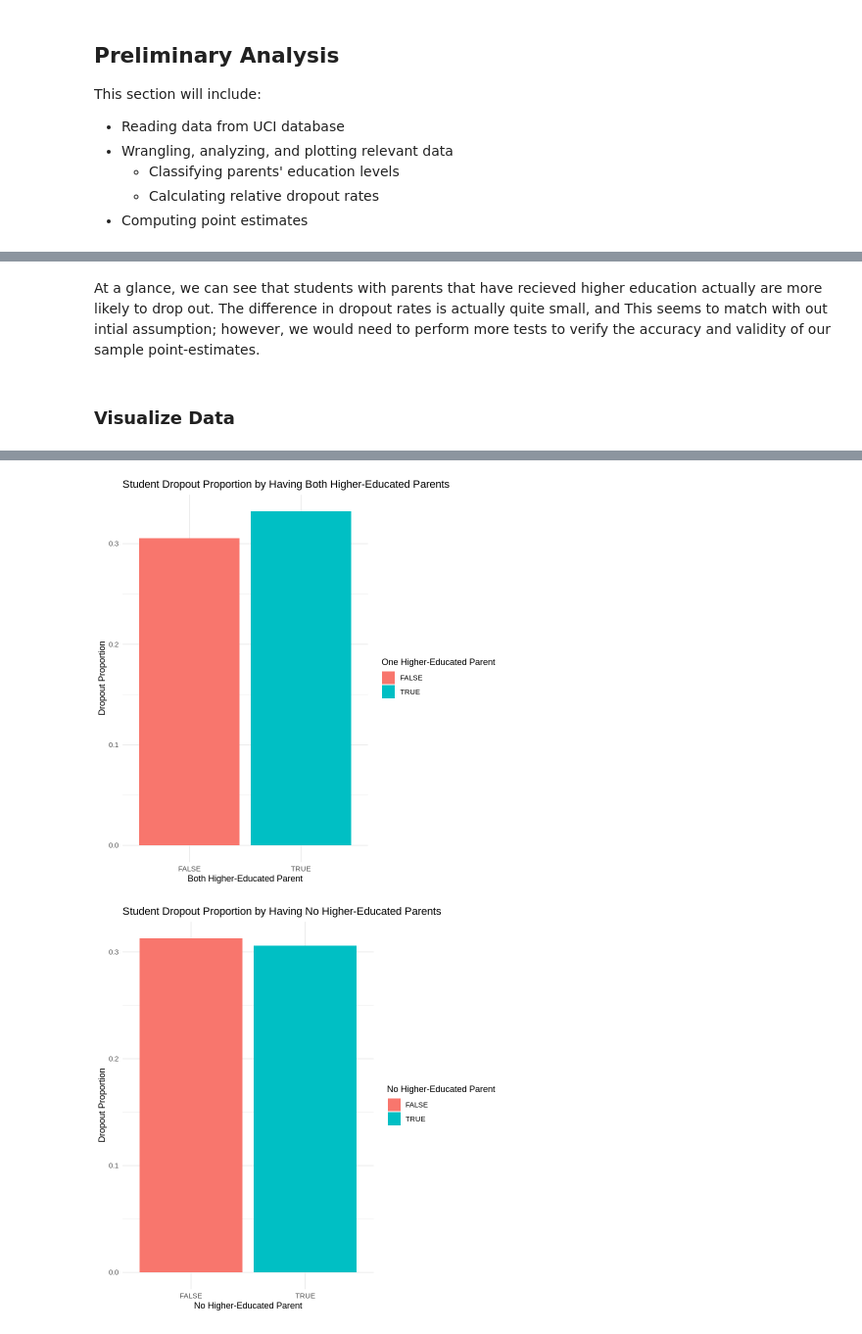
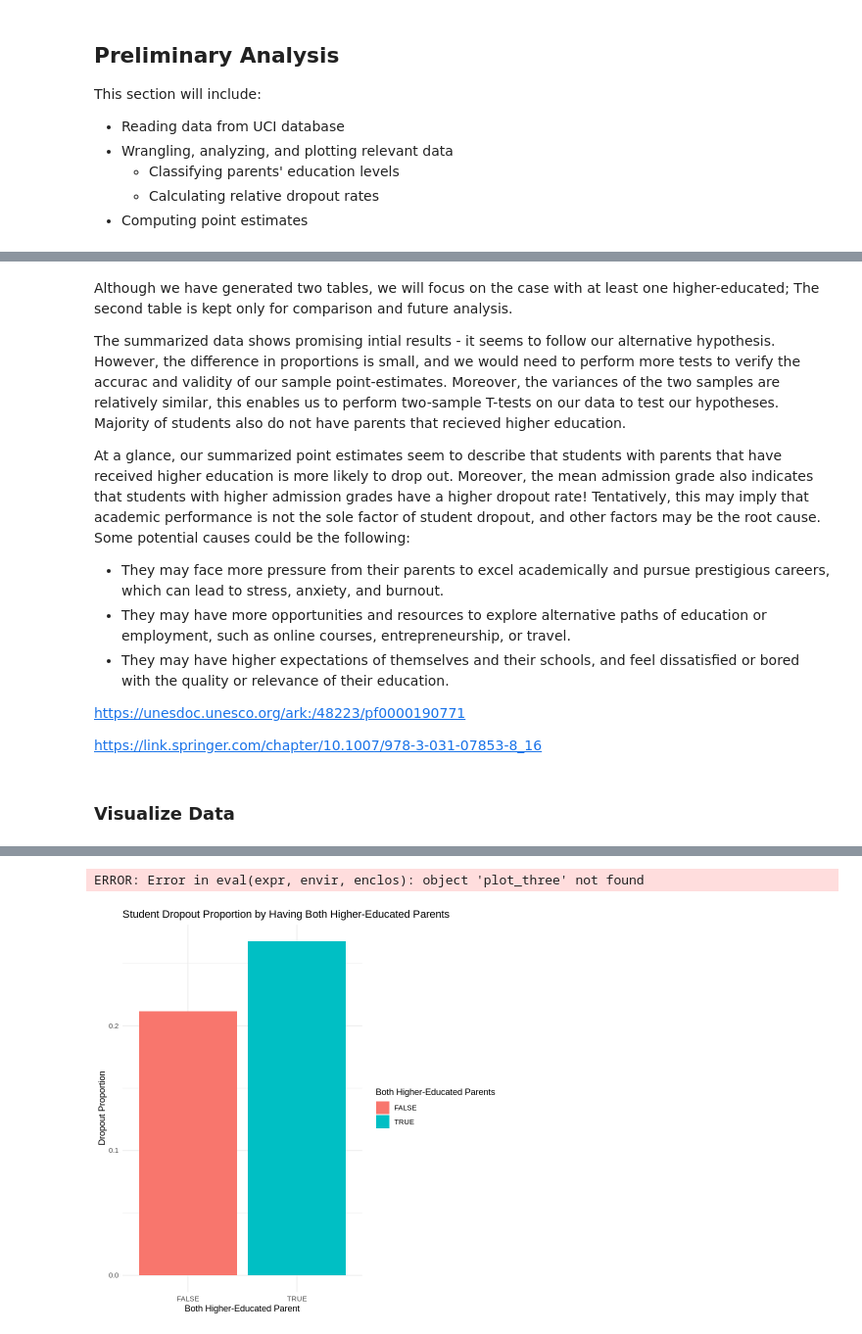
Before and after one commit to MehrshadEsm/stat-201-project, a Jupyter notebook: stat201_project_proposal.ipynb, the cells around one changed output, grey strips where cells are left out. Shown at 98% size. Saved outputs shown, nothing was run; the diff lists cells and outputs as text; code cells hidden in the pictures.

Commit message:
hs: update prelim analysis

```diff
--- a/stat201_project_proposal.ipynb
+++ b/stat201_project_proposal.ipynb
@@ -50,7 +55,7 @@ This section will include:
 # %%
 # Constants
 DATASET_URL <- "https://raw.githubusercontent.com/MehrshadEsm/stat-201-project/main/data.csv"
-DATA_FIELDS <- c("Mother's qualification", "Father's qualification", "Admission grade")
+DATA_FIELDS <- c("Mother's qualification", "Father's qualification", "Educational special needs", "Daytime/evening attendance\t", "Tuition fees up to date", "Marital status", "Admission grade")
 # %%
 # Load liraries and set seed
 set.seed(1234)
@@ -140,12 +149,8 @@ higher_edu = c(2, 3, 4, 5, 22, 40, 41, 42, 43, 44, 39)
 not_higher_edu = c(1, 9, 10, 11, 12, 14, 19, 26, 27, 29, 30, 35, 36, 37, 38)
 outliers = c(34, 6)
 
-student_data_edu <-
+student_data_edu_unfiltered <-
     student_data |>
     filter(!(`Mother's qualification` %in%  outliers | `Father's qualification` %in%  outliers)) |>
     mutate(one_higher_edu  = ((`Mother's qualification` %in%  higher_edu) | (`Father's qualification` %in%  higher_edu)),
-           both_higher_edu = ((`Mother's qualification` %in%  higher_edu) & (`Father's qualification` %in%  higher_edu)),
-           none_higher_edu = (!(`Mother's qualification` %in%  higher_edu) & !(`Father's qualification` %in%  higher_edu)))
-
-head(student_data_edu)
-cat("[Table 2] Wrangled summary of student dropout rates with classification")
+           both_higher_edu = ((`Mother's qualification` %in%  higher_edu) & (`Father's qualification` %in%  higher_edu)))
@@ -162,0 +163,11 @@ A tibble: 6 × 7
+# %%
+student_data_edu <-
+    student_data_edu_unfiltered |>
+    filter(`Educational special needs` == 0 &
+           `Tuition fees up to date` == 1 &
+           `Daytime/evening attendance\t` == 1 &
+           `Marital status` == 1) |>
+    select(-`Educational special needs`, -`Daytime/evening attendance\t`, -`Marital status`, -`Tuition fees up to date`)
+
+head(student_data_edu)
+cat("[Table 2] Wrangled summary of student dropout rates with classification")
@@ -215,12 +234,22 @@ A tibble: 2 × 4
 # %% [markdown]
-At a glance, we can see that students with parents that have recieved higher education actually are more likely to drop out. The difference in dropout rates is actually quite small, and
-This seems to match with out intial assumption; however, we would need to perform more tests to verify the accuracy and validity of our sample point-estimates.
+Although we have generated two tables, we will focus on the case with at least one higher-educated; The second table is kept only for comparison and future analysis.
+
+The summarized data shows promising intial results - it seems to follow our alternative hypothesis. However, the difference in proportions is small, and we would need to perform more tests to verify the accurac and validity of our sample point-estimates. Moreover, the variances of the two samples are relatively similar, this enables us to perform two-sample T-tests on our data to test our hypotheses. Majority of students also do not have parents that recieved higher education.
+
+At a glance, our summarized point estimates seem to describe that students with parents that have received higher education is more likely to drop out. Moreover, the mean admission grade also indicates that students with higher admission grades have a higher dropout rate! Tentatively, this may imply that academic performance is not the sole factor of student dropout, and other factors may be the root cause. Some potential causes could be the following:
+- They may face more pressure from their parents to excel academically and pursue prestigious careers, which can lead to stress, anxiety, and burnout.
+- They may have more opportunities and resources to explore alternative paths of education or employment, such as online courses, entrepreneurship, or travel.
+- They may have higher expectations of themselves and their schools, and feel dissatisfied or bored with the quality or relevance of their education.
+
+https://unesdoc.unesco.org/ark:/48223/pf0000190771
+
+https://link.springer.com/chapter/10.1007/978-3-031-07853-8_16
 # %% [markdown]
 ### Visualize Data
 # %%
 library(ggplot2)
 
-plot_one <- ggplot(data = student_dropout_props_one, aes(x = factor(one_higher_edu), y = dropout_prop, fill = factor(one_higher_edu))) +
+plot_one <- ggplot(data = student_dropout_props_one, aes(x = factor(one_higher_edu), y = `Proportion of Dropout`, fill = factor(one_higher_edu))) +
   geom_bar(stat = "identity") +
   labs(title = "Student Dropout Proportion by Having One Higher-Educated Parent",
        x = "One Higher-Educated Parent",
@@ -230,23 +259,23 @@ plot_one <- ggplot(data = student_dropout_props_one, aes(x = factor(one_higher_e
 
 plot_one
 
-plot_two <- ggplot(data = student_dropout_props_both, aes(x = factor(both_higher_edu), y = dropout_prop, fill = factor(both_higher_edu))) +
+plot_two <- ggplot(data = student_dropout_props_both, aes(x = factor(both_higher_edu), y = `Proportion of Dropout`, fill = factor(both_higher_edu))) +
   geom_bar(stat = "identity") +
   labs(title = "Student Dropout Proportion by Having Both Higher-Educated Parents",
        x = "Both Higher-Educated Parent",
        y = "Dropout Proportion") +
-  scale_fill_discrete(name = "One Higher-Educated Parent") +
+  scale_fill_discrete(name = "Both Higher-Educated Parents") +
   theme_minimal()
 
 plot_two
 
-plot_three <- ggplot(data = student_dropout_props_none, aes(x = factor(none_higher_edu), y = dropout_prop, fill = factor(none_higher_edu))) +
-  geom_bar(stat = "identity") +
-  labs(title = "Student Dropout Proportion by Having No Higher-Educated Parents",
-       x = "No Higher-Educated Parent",
-       y = "Dropout Proportion") +
-  scale_fill_discrete(name = "No Higher-Educated Parent") +
-  theme_minimal()
+# plot_three <- ggplot(data = student_dropout_props_none, aes(x = factor(none_higher_edu), y = dropout_prop, fill = factor(none_higher_edu))) +
+#   geom_bar(stat = "identity") +
+#   labs(title = "Student Dropout Proportion by Having No Higher-Educated Parents",
+#        x = "No Higher-Educated Parent",
+#        y = "Dropout Proportion") +
+#   scale_fill_discrete(name = "No Higher-Educated Parent") +
+#   theme_minimal()
 
 plot_three
 # box and whisker-plot
@@ -257,5 +286,5 @@ plot_three
+ERROR: Error in eval(expr, envir, enclos): object 'plot_three' not found
-[figure, old version]
+[figure, new version]
-[figure, removed]
 # %% [markdown]
 ## Methods and Results
 The previous sections will carry over to your final report (you’ll be allowed to improve them based on feedback you get). Begin this Methods section with a brief description of “the good things” about this report – specifically, in what ways is this report trustworthy?
```
Also changed, not shown: parts of 14 cells of this notebook.
